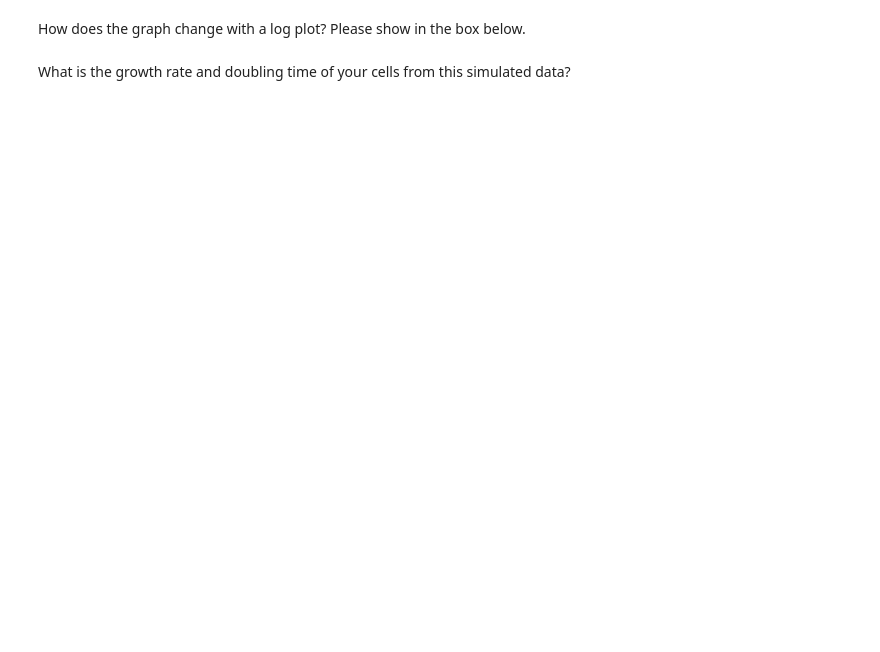
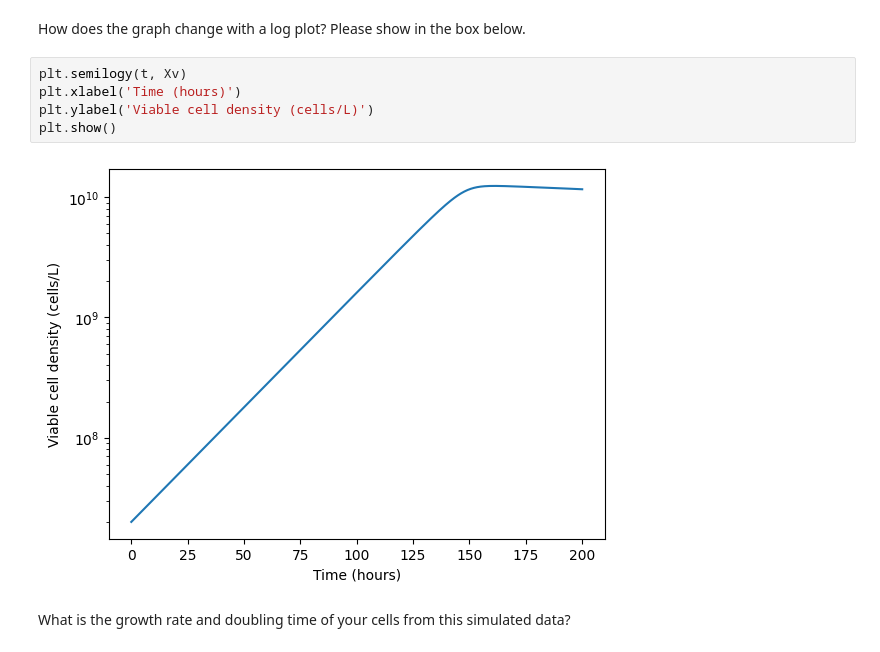
Before and after one commit to arih0325/BMEN-322-due-today, a Jupyter notebook: BMEN 322 lab 2 - Bioreactor Kinetics.ipynb, the cells around one changed output. Drawn from its saved outputs; the diff is of its cells as text; blank space fills up the shorter version.

```diff
--- a/BMEN 322 lab 2 - Bioreactor Kinetics.ipynb
+++ b/BMEN 322 lab 2 - Bioreactor Kinetics.ipynb
@@ -150,4 +148,11 @@ Text(0, 0.5, 'Viable cell density (cells/L)')
 # %% [markdown]
 How does the graph change with a log plot? Please show in the box below.
+# %%
+plt.semilogy(t, Xv)
+plt.xlabel('Time (hours)')
+plt.ylabel('Viable cell density (cells/L)')
+plt.show()
+# %% [output]
+[figure, added]
 # %% [markdown]
 What is the growth rate and doubling time of your cells from this simulated data?
```
Also changed, not shown: parts of 4 cells of this notebook.
